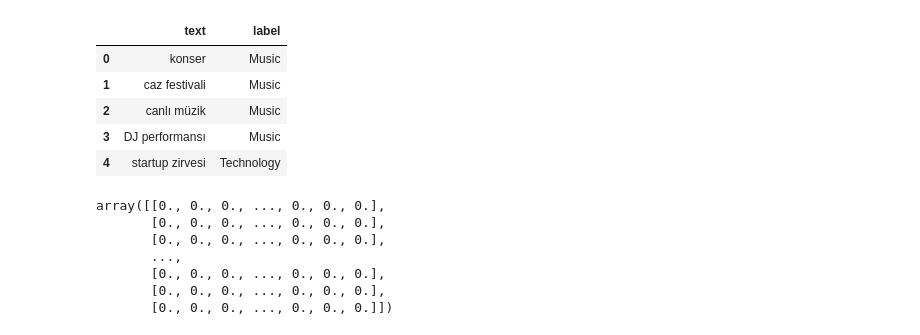
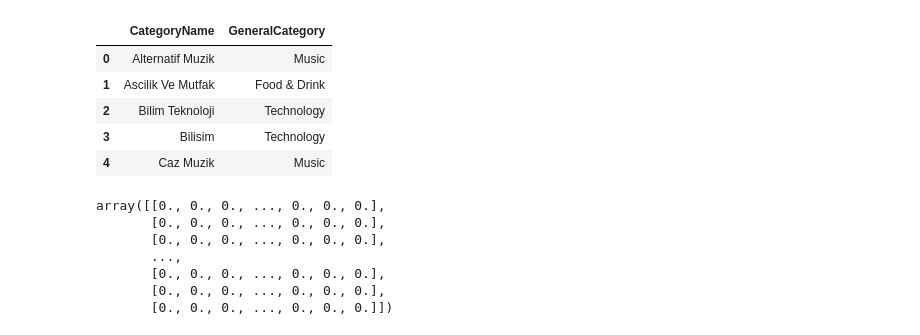
Before and after one commit to fatimesevilgen/Kategori-Esleme, a Jupyter notebook: model2.ipynb, the cells around one changed output. Saved outputs shown, nothing was run; the diff lists cells and outputs as text; code cells hidden in the pictures.

```diff
--- a/model2.ipynb
+++ b/model2.ipynb
@@ -5,13 +5,13 @@ from sklearn.linear_model import LogisticRegression
 from sklearn.model_selection import train_test_split
 from sklearn.metrics import accuracy_score
 # %%
-df = pd.read_csv("sample_event_data.csv")
+df = pd.read_csv("egitim_verisi.csv")
 df.head()
 # %% [output]
-|  | text | label |
-| 0 | konser | Music |
-| 1 | caz festivali | Music |
-| 2 | canlı müzik | Music |
-| 3 | DJ performansı | Music |
-| 4 | startup zirvesi | Technology |
+|  | CategoryName | GeneralCategory |
+| 0 | Alternatif Muzik | Music |
+| 1 | Ascilik Ve Mutfak | Food & Drink |
+| 2 | Bilim Teknoloji | Technology |
+| 3 | Bilisim | Technology |
+| 4 | Caz Muzik | Music |
 # %%
```
Also changed, not shown: parts of 3 cells of this notebook, 8 other files.
